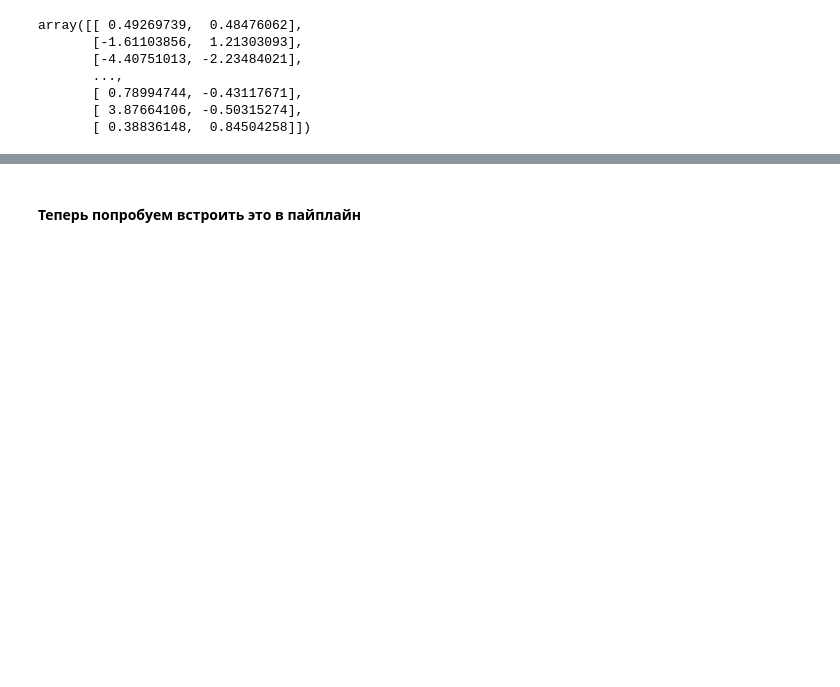
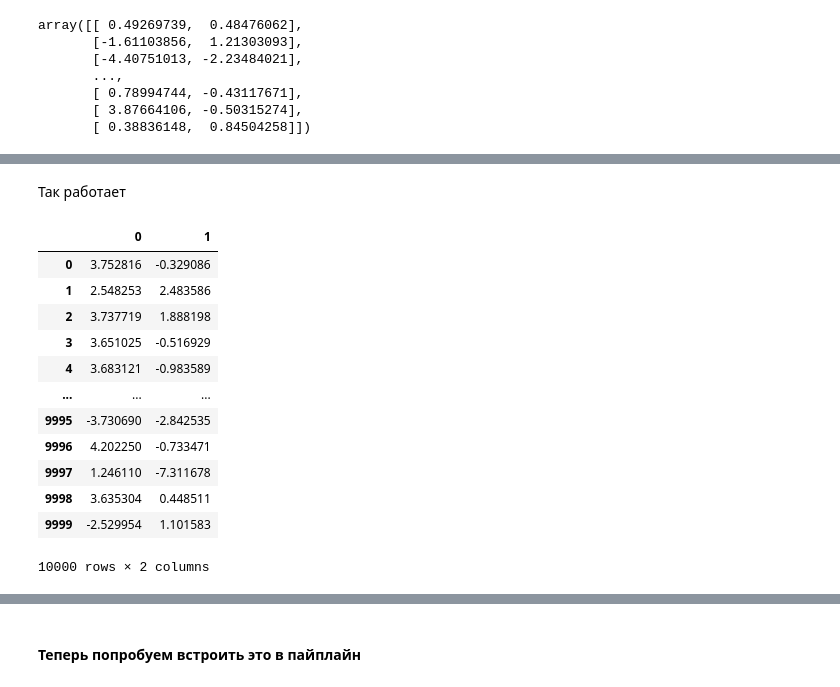
Before and after one commit to uasek/credit_scoring_project, a Jupyter notebook: scoring_model/feature_engineering.ipynb, the cells around one changed output, grey strips where cells are left out. Saved outputs shown, nothing was run; the diff lists cells and outputs as text; code cells hidden in the pictures; blank space fills up the shorter version.

```diff
--- a/scoring_model/feature_engineering.ipynb
+++ b/scoring_model/feature_engineering.ipynb
@@ -198,0 +214,27 @@ array([[ 0.49269739,  0.48476062],
+# %% [markdown]
+Так работает
+# %%
+test_df_trunctated = test_df.copy().drop("xcat", 1)
+Isomaper = sklearn.manifold.Isomap(n_neighbors = 5, #количество соседей при вычислении KNN. Основной гиперпараметр, кстати (!!!)
+                                n_components = 2,  #сколько оставить компонентов; по дефолту - 2
+                            path_method = "auto", #алгоритм, который вычисляет кратчайший путь. Варианты см. на странице функции. Этот подбирает сам.
+                            neighbors_algorithm = "auto", #алгоритм, который ищет соседей. Инстанс класса NearestNeighbours
+                            n_jobs = 4 #объект умеет быть многопоточным! -1 займет все ядра
+                    )
+
+Isomaper.fit(test_df_trunctated)
+pd.DataFrame(Isomaper.transform(test_df_trunctated))
+# %% [output]
+|  | 0 | 1 |
+| 0 | 3.752816 | -0.329086 |
+| 1 | 2.548253 | 2.483586 |
+| 2 | 3.737719 | 1.888198 |
+| 3 | 3.651025 | -0.516929 |
+| 4 | 3.683121 | -0.983589 |
+| ... | ... | ... |
+| 9995 | -3.730690 | -2.842535 |
+| 9996 | 4.202250 | -0.733471 |
+| 9997 | 1.246110 | -7.311678 |
+| 9998 | 3.635304 | 0.448511 |
+| 9999 | -2.529954 | 1.101583 |
+10000 rows × 2 columns
```
Also changed, not shown: parts of 6 cells of this notebook.
